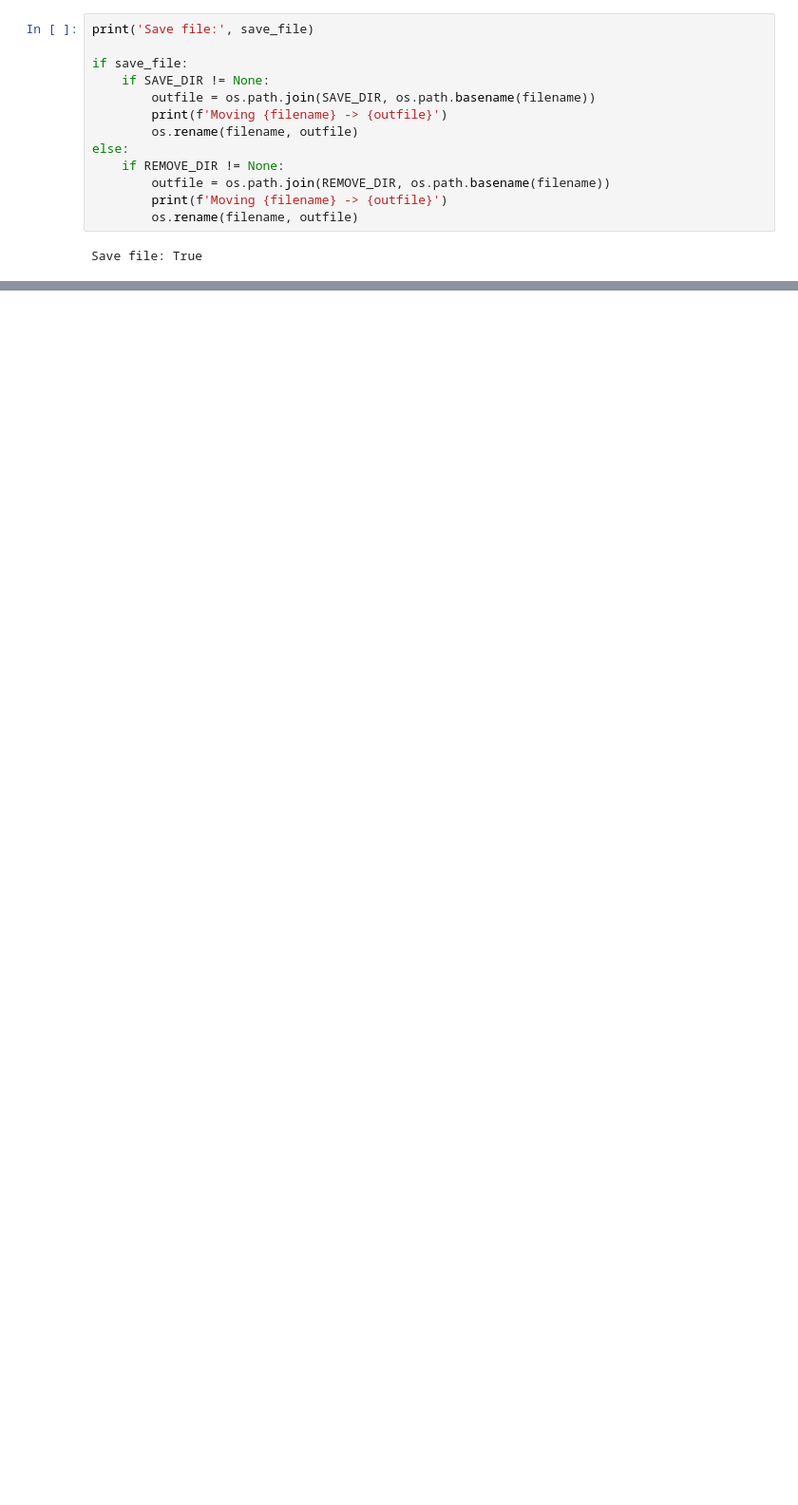
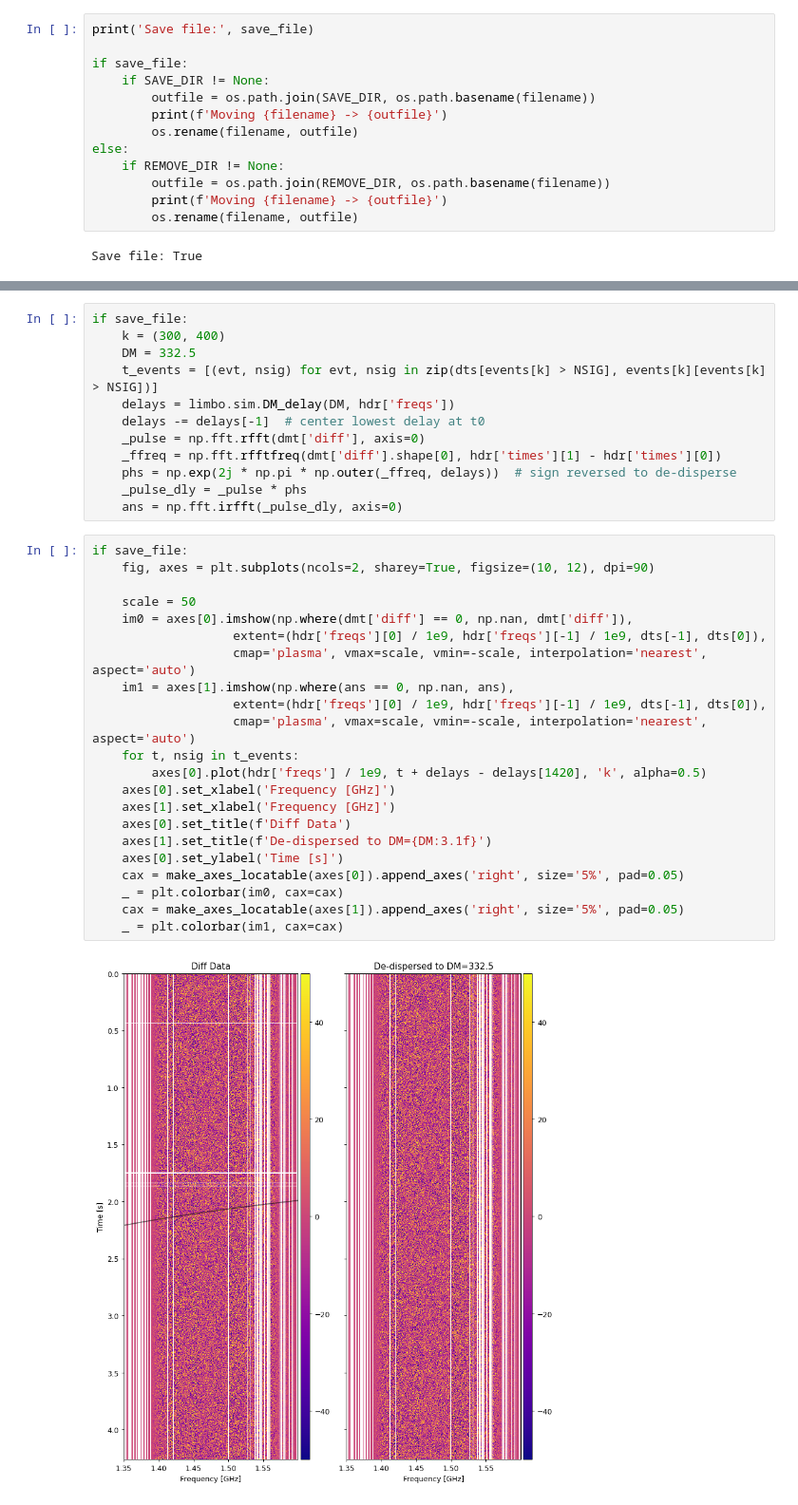
Before and after one commit to AaronParsons/limbo, a Jupyter notebook: limbo/data/limbo_processing_template.ipynb, the cells around one changed output, grey strips where cells are left out. Shown at 95% size. Saved outputs shown, nothing was run; the diff lists cells and outputs as text; blank space fills up the shorter version.

```diff
--- a/limbo/data/limbo_processing_template.ipynb
+++ b/limbo/data/limbo_processing_template.ipynb
@@ -237,0 +238,36 @@ Save file: True
+# %%
+if save_file:
+    k = (300, 400)
+    DM = 332.5
+    t_events = [(evt, nsig) for evt, nsig in zip(dts[events[k] > NSIG], events[k][events[k] > NSIG])]
+    delays = limbo.sim.DM_delay(DM, hdr['freqs'])
+    delays -= delays[-1]  # center lowest delay at t0
+    _pulse = np.fft.rfft(dmt['diff'], axis=0)
+    _ffreq = np.fft.rfftfreq(dmt['diff'].shape[0], hdr['times'][1] - hdr['times'][0])
+    phs = np.exp(2j * np.pi * np.outer(_ffreq, delays))  # sign reversed to de-disperse
+    _pulse_dly = _pulse * phs
+    ans = np.fft.irfft(_pulse_dly, axis=0)
+# %%
+if save_file:
+    fig, axes = plt.subplots(ncols=2, sharey=True, figsize=(10, 12), dpi=90)
+
+    scale = 50
+    im0 = axes[0].imshow(np.where(dmt['diff'] == 0, np.nan, dmt['diff']),
+                   extent=(hdr['freqs'][0] / 1e9, hdr['freqs'][-1] / 1e9, dts[-1], dts[0]),
+                   cmap='plasma', vmax=scale, vmin=-scale, interpolation='nearest', aspect='auto')
+    im1 = axes[1].imshow(np.where(ans == 0, np.nan, ans),
+                   extent=(hdr['freqs'][0] / 1e9, hdr['freqs'][-1] / 1e9, dts[-1], dts[0]),
+                   cmap='plasma', vmax=scale, vmin=-scale, interpolation='nearest', aspect='auto')
+    for t, nsig in t_events:
+        axes[0].plot(hdr['freqs'] / 1e9, t + delays - delays[1420], 'k', alpha=0.5)
+    axes[0].set_xlabel('Frequency [GHz]')
+    axes[1].set_xlabel('Frequency [GHz]')
+    axes[0].set_title(f'Diff Data')
+    axes[1].set_title(f'De-dispersed to DM={DM:3.1f}')
+    axes[0].set_ylabel('Time [s]')
+    cax = make_axes_locatable(axes[0]).append_axes('right', size='5%', pad=0.05)
+    _ = plt.colorbar(im0, cax=cax)
+    cax = make_axes_locatable(axes[1]).append_axes('right', size='5%', pad=0.05)
+    _ = plt.colorbar(im1, cax=cax)
+# %% [output]
+[figure, added]
```
Also changed, not shown: parts of 10 cells of this notebook.
